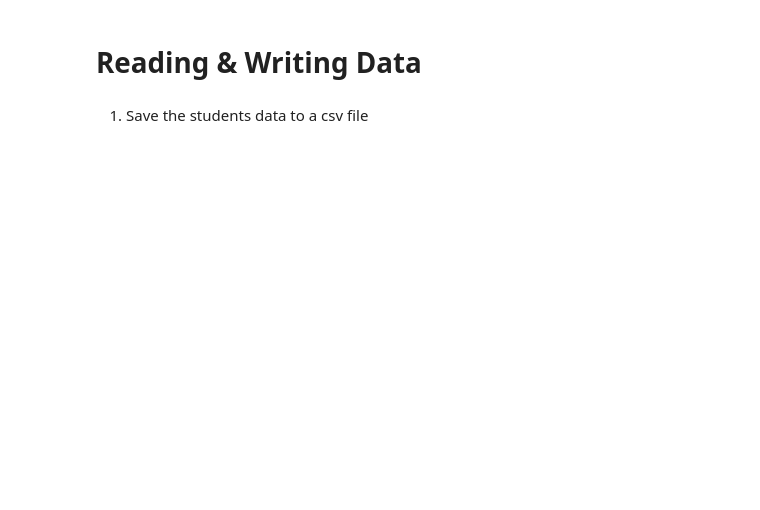
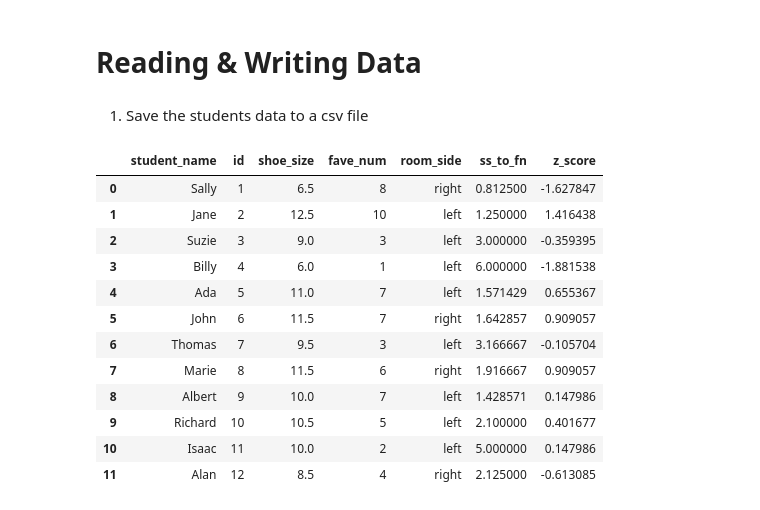
Before and after one commit to matthewzapata/python-exercises, a Jupyter notebook: pandas_mini_exercises.ipynb, the cells around one changed output. Saved outputs shown, nothing was run; the diff lists cells and outputs as text; code cells hidden in the pictures; blank space fills up the shorter version.

```diff
--- a/pandas_mini_exercises.ipynb
+++ b/pandas_mini_exercises.ipynb
@@ -338,3 +338,19 @@ students.plot.scatter('shoe_size', 'fave_num')
 # Reading & Writing Data
 # %% [markdown]
 1) Save the students data to a csv file
+# %%
+students
+# %% [output]
+|  | student_name | id | shoe_size | fave_num | room_side | ss_to_fn | z_score |
+| 0 | Sally | 1 | 6.5 | 8 | right | 0.812500 | -1.627847 |
+| 1 | Jane | 2 | 12.5 | 10 | left | 1.250000 | 1.416438 |
+| 2 | Suzie | 3 | 9.0 | 3 | left | 3.000000 | -0.359395 |
+| 3 | Billy | 4 | 6.0 | 1 | left | 6.000000 | -1.881538 |
+| 4 | Ada | 5 | 11.0 | 7 | left | 1.571429 | 0.655367 |
+| 5 | John | 6 | 11.5 | 7 | right | 1.642857 | 0.909057 |
+| 6 | Thomas | 7 | 9.5 | 3 | left | 3.166667 | -0.105704 |
+| 7 | Marie | 8 | 11.5 | 6 | right | 1.916667 | 0.909057 |
+| 8 | Albert | 9 | 10.0 | 7 | left | 1.428571 | 0.147986 |
+| 9 | Richard | 10 | 10.5 | 5 | left | 2.100000 | 0.401677 |
+| 10 | Isaac | 11 | 10.0 | 2 | left | 5.000000 | 0.147986 |
+| 11 | Alan | 12 | 8.5 | 4 | right | 2.125000 | -0.613085 |
```
Also changed, not shown: parts of 28 cells of this notebook, 1 other file.
